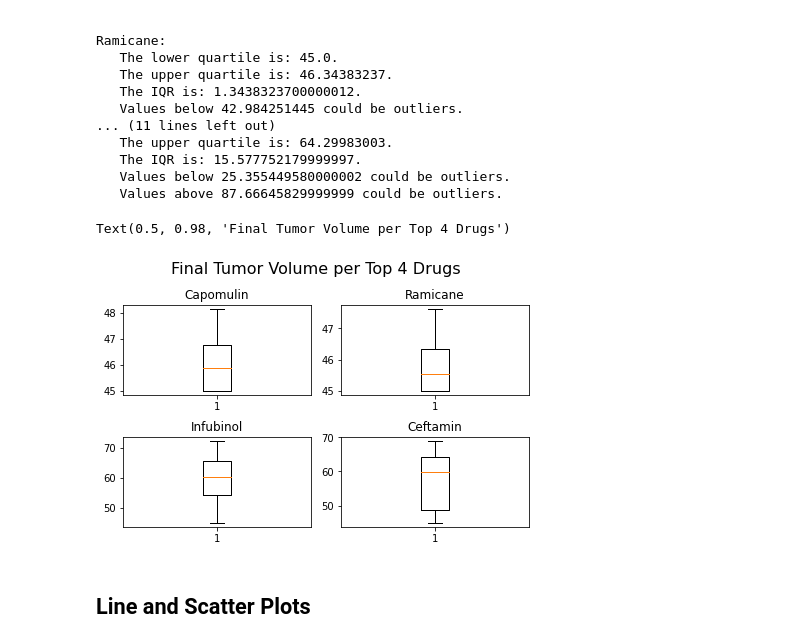
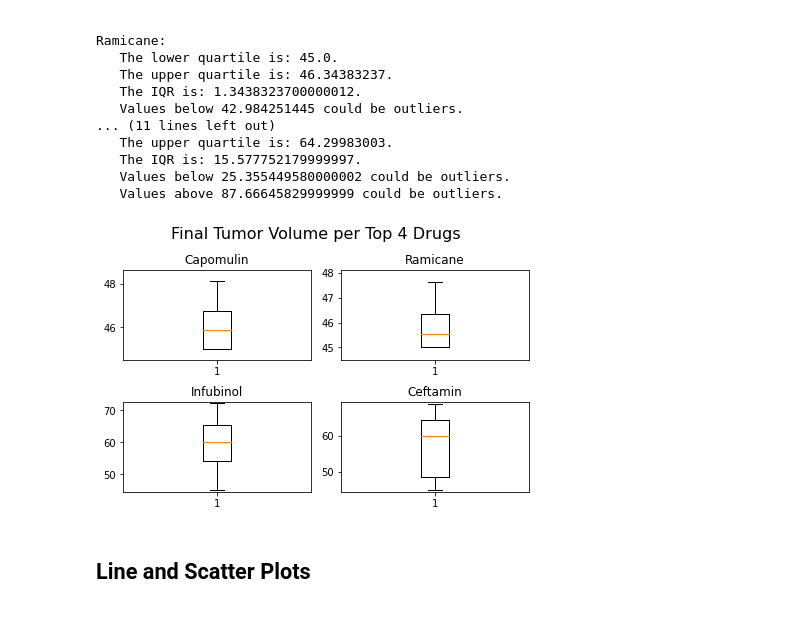
Before and after one commit to MarcyVampQueen/Matplotlib-challenge, a Jupyter notebook: Pymaceuticals/pymaceuticals_starter.ipynb, the cells around one changed output. Cells and saved outputs as stored; diff of their text form; code cells hidden in the pictures.

Commit message:
boxes finally done wow.

```diff
--- a/Pymaceuticals/pymaceuticals_starter.ipynb
+++ b/Pymaceuticals/pymaceuticals_starter.ipynb
@@ -208,22 +208,28 @@ Ramicane:
 # %%
 # Generate a box plot of the final tumor volume of each mouse across four regimens of interest
 fig, ax = plt.subplots(2,2, constrained_layout=True)
+green_diamond = dict(markerfacecolor='g', marker='D')
+
 ax[0,0].set_title("Capomulin")
-ax[0,0].boxplot(tumors["Capomulin"])
+ax[0,0].boxplot(tumors["Capomulin"],flierprops=green_diamond)
+ax[0,0].set_ylim(min(tumors["Capomulin"])-.5, max(tumors["Capomulin"])+.5)
 
 ax[0,1].set_title("Ramicane")
-ax[0,1].boxplot(tumors["Ramicane"])
+ax[0,1].boxplot(tumors["Ramicane"],flierprops=green_diamond)
+ax[0,1].set_ylim(min(tumors["Ramicane"])-.5, max(tumors["Ramicane"])+.5)
 
 ax[1,0].set_title("Infubinol")
-ax[1,0].boxplot(tumors["Infubinol"])
+ax[1,0].boxplot(tumors["Infubinol"],flierprops=green_diamond)
+ax[1,0].set_ylim(min(tumors["Infubinol"])-.5, max(tumors["Infubinol"])+.5)
 
 ax[1,1].set_title("Ceftamin")
-ax[1,1].boxplot(tumors["Ceftamin"])
+ax[1,1].boxplot(tumors["Ceftamin"],flierprops=green_diamond)
+ax[1,1].set_ylim(min(tumors["Ceftamin"])-.5, max(tumors["Ceftamin"])+.5)
 
 fig.suptitle("Final Tumor Volume per Top 4 Drugs", fontsize=16)
+plt.show()
 # %% [output]
-Text(0.5, 0.98, 'Final Tumor Volume per Top 4 Drugs')
-[figure, old version]
+[figure, new version]
 # %% [markdown]
 ## Line and Scatter Plots
 # %%
```
